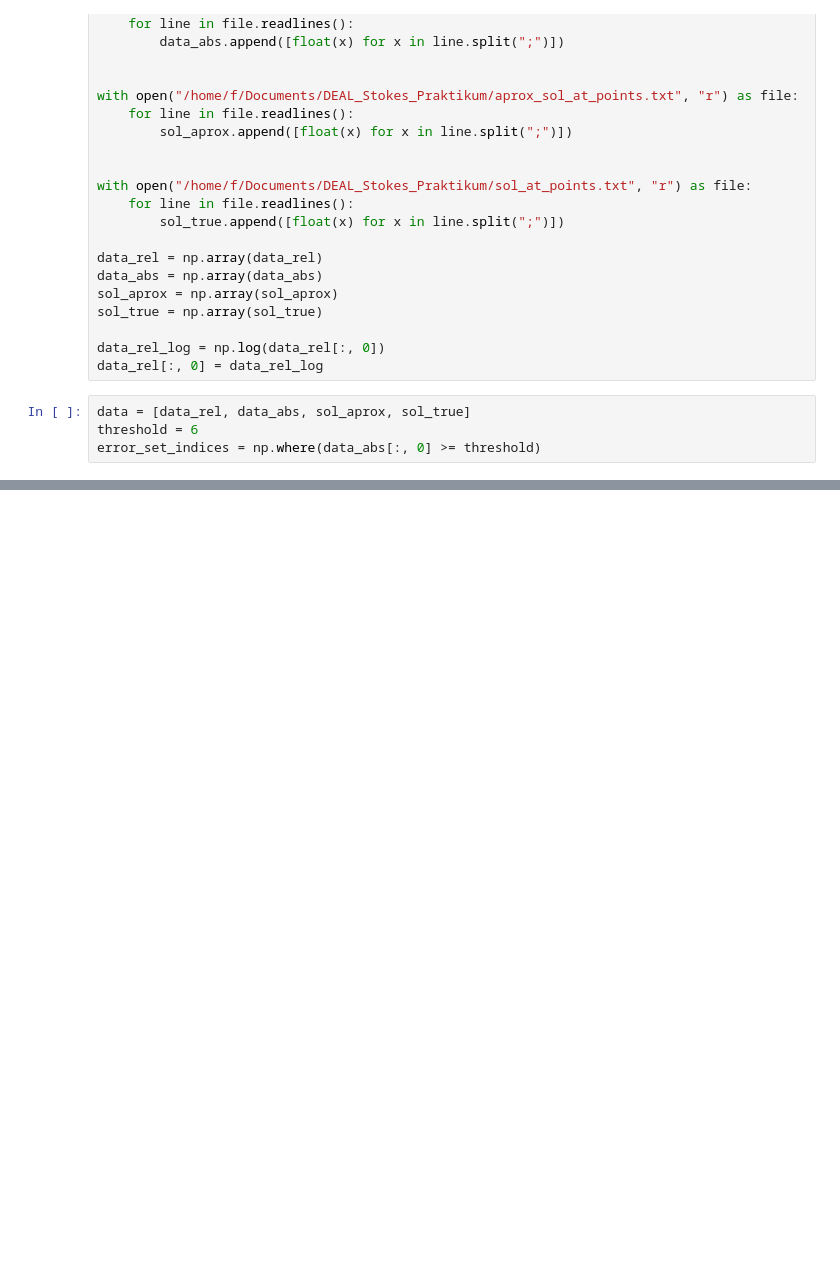
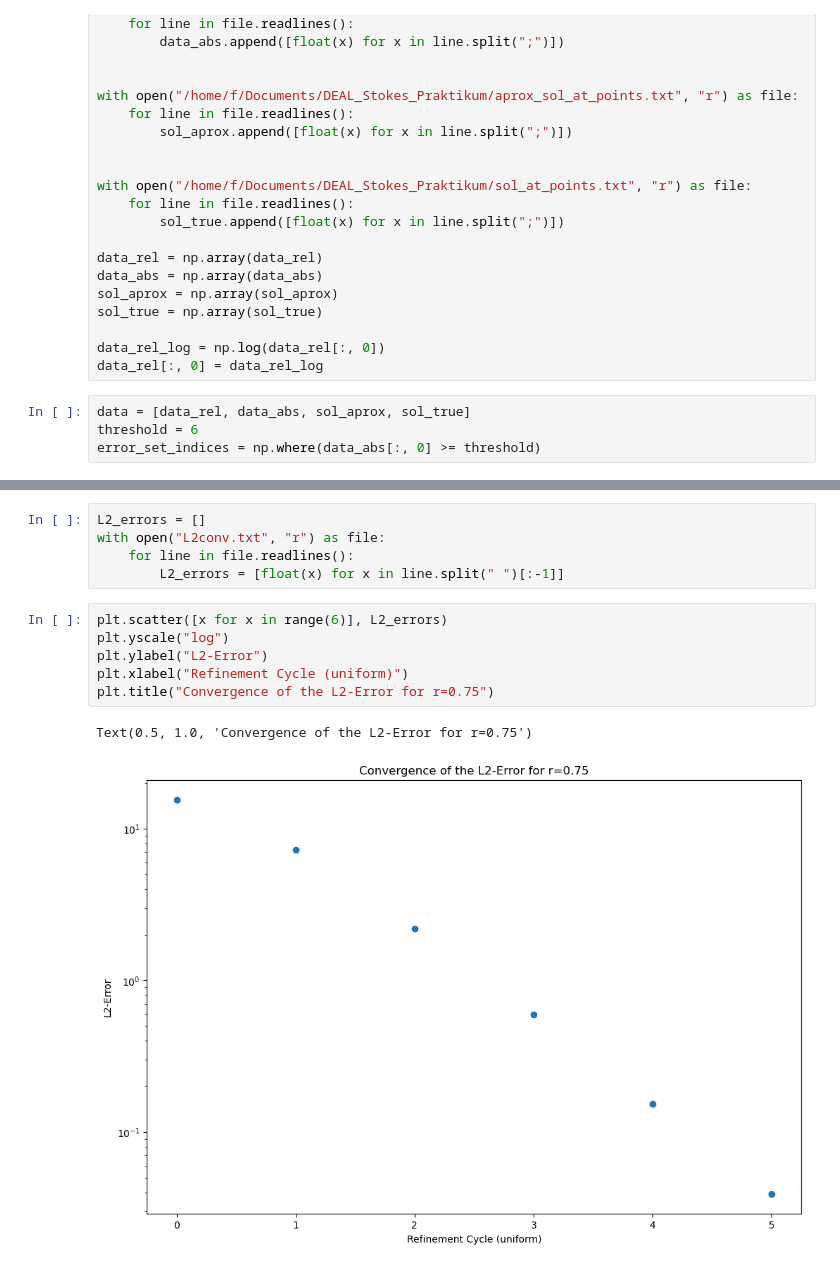
Before and after one commit to mayerdominik/DEAL_Stokes_Praktikum, a Jupyter notebook: Untitled.ipynb, the cells around one changed output, grey strips where cells are left out. Saved outputs shown, nothing was run; the diff lists cells and outputs as text; blank space fills up the shorter version.

```diff
--- a/Untitled.ipynb
+++ b/Untitled.ipynb
@@ -54,0 +55,14 @@ figure.tight_layout()
+# %%
+L2_errors = []
+with open("L2conv.txt", "r") as file:
+    for line in file.readlines():
+        L2_errors = [float(x) for x in line.split(" ")[:-1]]
+# %%
+plt.scatter([x for x in range(6)], L2_errors)
+plt.yscale("log")
+plt.ylabel("L2-Error")
+plt.xlabel("Refinement Cycle (uniform)")
+plt.title("Convergence of the L2-Error for r=0.75")
+# %% [output]
+Text(0.5, 1.0, 'Convergence of the L2-Error for r=0.75')
+[figure, added]
```
Also changed, not shown: parts of 6 cells of this notebook, 9 other files.
